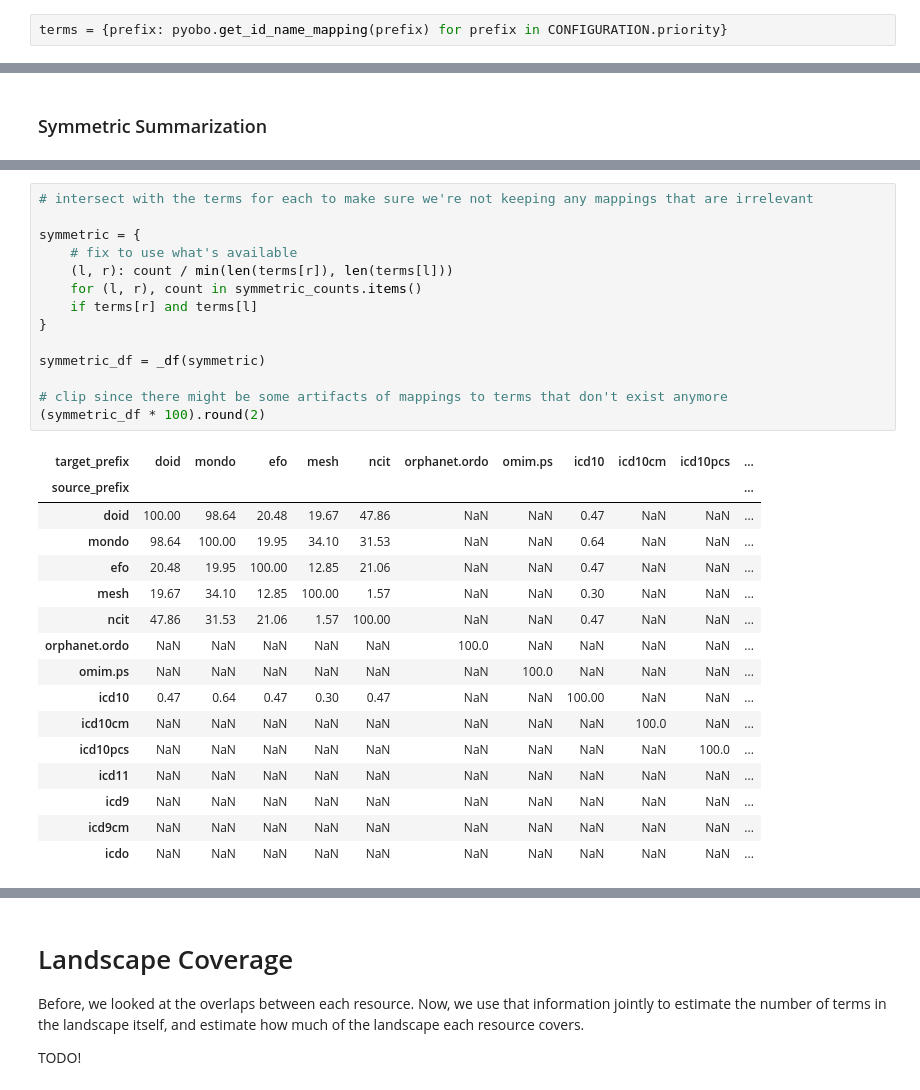
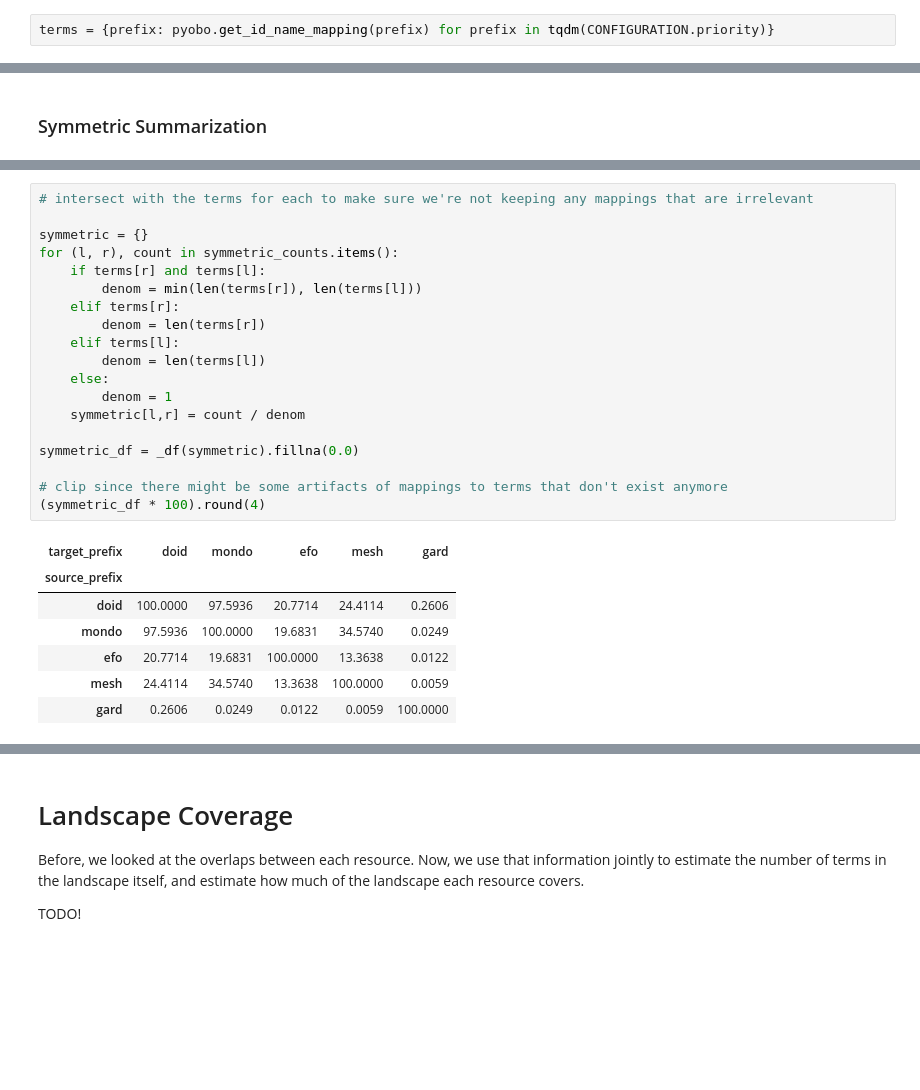
Before and after one commit to biopragmatics/semra, a Jupyter notebook: scripts/Disease Landscape Comparison.ipynb, the cells around one changed output, grey strips where cells are left out. Cells and saved outputs as stored; diff of their text form; blank space fills up the shorter version.

```diff
--- a/scripts/Disease Landscape Comparison.ipynb
+++ b/scripts/Disease Landscape Comparison.ipynb
@@ -22,4 +23,4 @@ from semra.io import from_pickle, from_sssom
 # %% [markdown]
 ## Summarize the Resources
 # %%
-terms = {prefix: pyobo.get_id_name_mapping(prefix) for prefix in CONFIGURATION.priority}
+terms = {prefix: pyobo.get_id_name_mapping(prefix) for prefix in tqdm(CONFIGURATION.priority)}
@@ -235,32 +185,28 @@ SVG(x)
 # %%
 # intersect with the terms for each to make sure we're not keeping any mappings that are irrelevant
 
-symmetric = {
-    # fix to use what's available
-    (l, r): count / min(len(terms[r]), len(terms[l]))
-    for (l, r), count in symmetric_counts.items()
-    if terms[r] and terms[l]
-}
+symmetric = {}
+for (l, r), count in symmetric_counts.items():
+    if terms[r] and terms[l]:
+        denom = min(len(terms[r]), len(terms[l]))
+    elif terms[r]:
+        denom = len(terms[r])
+    elif terms[l]:
+        denom = len(terms[l])
+    else:
+        denom = 1
+    symmetric[l,r] = count / denom
 
-symmetric_df = _df(symmetric)
+symmetric_df = _df(symmetric).fillna(0.0)
 
 # clip since there might be some artifacts of mappings to terms that don't exist anymore
-(symmetric_df * 100).round(2)
+(symmetric_df * 100).round(4)
 # %% [output]
-| target_prefix | doid | mondo | efo | mesh | ncit | orphanet.ordo | omim.ps | icd10 | icd10cm | icd10pcs | ... |
-| source_prefix |  |  |  |  |  |  |  |  |  |  | ... |
-| doid | 100.00 | 98.64 | 20.48 | 19.67 | 47.86 | NaN | NaN | 0.47 | NaN | NaN | ... |
-| mondo | 98.64 | 100.00 | 19.95 | 34.10 | 31.53 | NaN | NaN | 0.64 | NaN | NaN | ... |
-| efo | 20.48 | 19.95 | 100.00 | 12.85 | 21.06 | NaN | NaN | 0.47 | NaN | NaN | ... |
-| mesh | 19.67 | 34.10 | 12.85 | 100.00 | 1.57 | NaN | NaN | 0.30 | NaN | NaN | ... |
-| ncit | 47.86 | 31.53 | 21.06 | 1.57 | 100.00 | NaN | NaN | 0.47 | NaN | NaN | ... |
-| orphanet.ordo | NaN | NaN | NaN | NaN | NaN | 100.0 | NaN | NaN | NaN | NaN | ... |
-| omim.ps | NaN | NaN | NaN | NaN | NaN | NaN | 100.0 | NaN | NaN | NaN | ... |
-| icd10 | 0.47 | 0.64 | 0.47 | 0.30 | 0.47 | NaN | NaN | 100.00 | NaN | NaN | ... |
-| icd10cm | NaN | NaN | NaN | NaN | NaN | NaN | NaN | NaN | 100.0 | NaN | ... |
-| icd10pcs | NaN | NaN | NaN | NaN | NaN | NaN | NaN | NaN | NaN | 100.0 | ... |
-| icd11 | NaN | NaN | NaN | NaN | NaN | NaN | NaN | NaN | NaN | NaN | ... |
-| icd9 | NaN | NaN | NaN | NaN | NaN | NaN | NaN | NaN | NaN | NaN | ... |
-| icd9cm | NaN | NaN | NaN | NaN | NaN | NaN | NaN | NaN | NaN | NaN | ... |
-| icdo | NaN | NaN | NaN | NaN | NaN | NaN | NaN | NaN | NaN | NaN | ... |
+| target_prefix | doid | mondo | efo | mesh | gard |
+| source_prefix |  |  |  |  |  |
+| doid | 100.0000 | 97.5936 | 20.7714 | 24.4114 | 0.2606 |
+| mondo | 97.5936 | 100.0000 | 19.6831 | 34.5740 | 0.0249 |
+| efo | 20.7714 | 19.6831 | 100.0000 | 13.3638 | 0.0122 |
+| mesh | 24.4114 | 34.5740 | 13.3638 | 100.0000 | 0.0059 |
+| gard | 0.2606 | 0.0249 | 0.0122 | 0.0059 | 100.0000 |
 # %%
```
Also changed, not shown: parts of 12 cells of this notebook, 3 other files.
